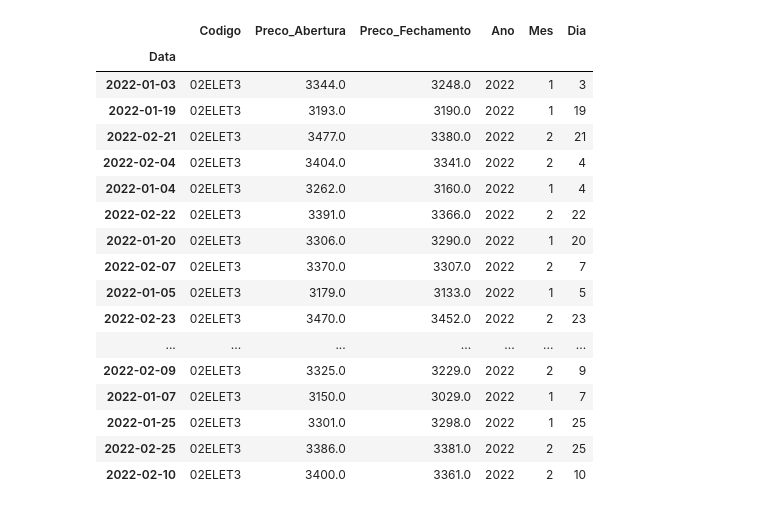
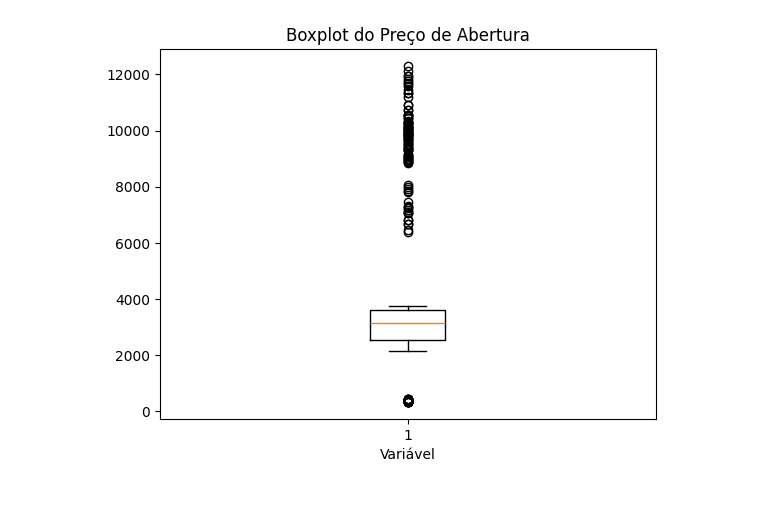
Before and after one commit to sergiolfaria/Atividades_Ciencia_De_Dados, a Jupyter notebook: Trabalho Arima/Arima.ipynb, the cells around one changed output. Cells and saved outputs as stored; diff of their text form; code cells hidden in the pictures.

```diff
--- a/Trabalho Arima/Arima.ipynb
+++ b/Trabalho Arima/Arima.ipynb
@@ -53,21 +15,0 @@ Data
-# %%
-ELETROBRAS_df.head(20)
-# %% [output]
-|  | Codigo | Preco_Abertura | Preco_Fechamento | Ano | Mes | Dia |
-| Data |  |  |  |  |  |  |
-| 2022-01-03 | 02ELET3 | 3344.0 | 3248.0 | 2022 | 1 | 3 |
-| 2022-01-19 | 02ELET3 | 3193.0 | 3190.0 | 2022 | 1 | 19 |
-| 2022-02-21 | 02ELET3 | 3477.0 | 3380.0 | 2022 | 2 | 21 |
-| 2022-02-04 | 02ELET3 | 3404.0 | 3341.0 | 2022 | 2 | 4 |
-| 2022-01-04 | 02ELET3 | 3262.0 | 3160.0 | 2022 | 1 | 4 |
-| 2022-02-22 | 02ELET3 | 3391.0 | 3366.0 | 2022 | 2 | 22 |
-| 2022-01-20 | 02ELET3 | 3306.0 | 3290.0 | 2022 | 1 | 20 |
-| 2022-02-07 | 02ELET3 | 3370.0 | 3307.0 | 2022 | 2 | 7 |
-| 2022-01-05 | 02ELET3 | 3179.0 | 3133.0 | 2022 | 1 | 5 |
-| 2022-02-23 | 02ELET3 | 3470.0 | 3452.0 | 2022 | 2 | 23 |
-| ... | ... | ... | ... | ... | ... | ... |
-| 2022-02-09 | 02ELET3 | 3325.0 | 3229.0 | 2022 | 2 | 9 |
-| 2022-01-07 | 02ELET3 | 3150.0 | 3029.0 | 2022 | 1 | 7 |
-| 2022-01-25 | 02ELET3 | 3301.0 | 3298.0 | 2022 | 1 | 25 |
-| 2022-02-25 | 02ELET3 | 3386.0 | 3381.0 | 2022 | 2 | 25 |
-| 2022-02-10 | 02ELET3 | 3400.0 | 3361.0 | 2022 | 2 | 10 |
@@ -74 +25,9 @@ ELETROBRAS_df.head(20)
+# %%
+
+plt.boxplot(AMAZON_df['Preco_Abertura'])
+plt.title('Boxplot do Preço de Abertura')
+plt.xlabel('Variável')
+plt.show()
+# %% [output]
+[figure, added]
 # %%
```
Also changed, not shown: parts of 20 cells of this notebook.
